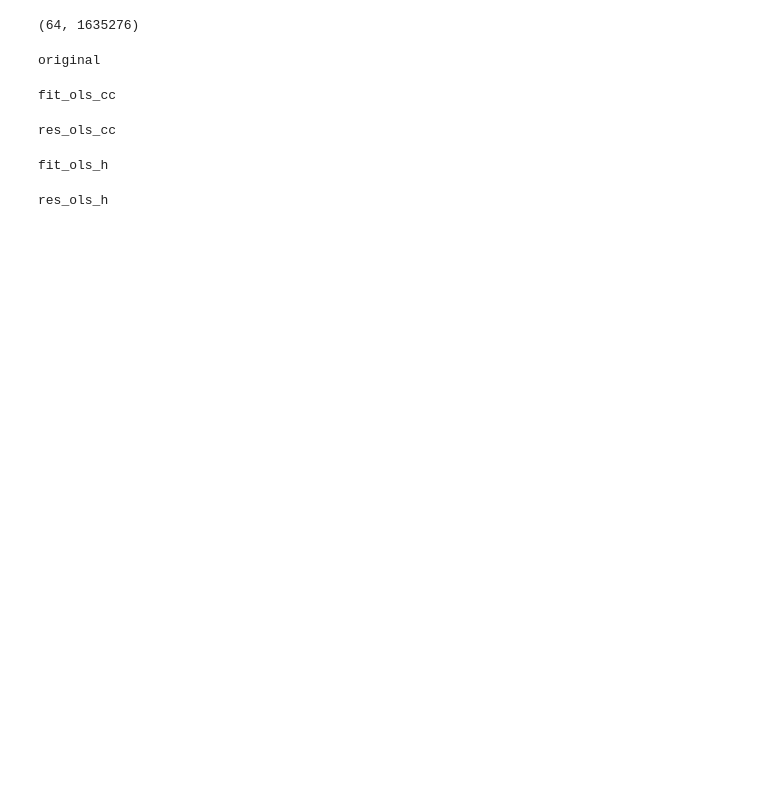
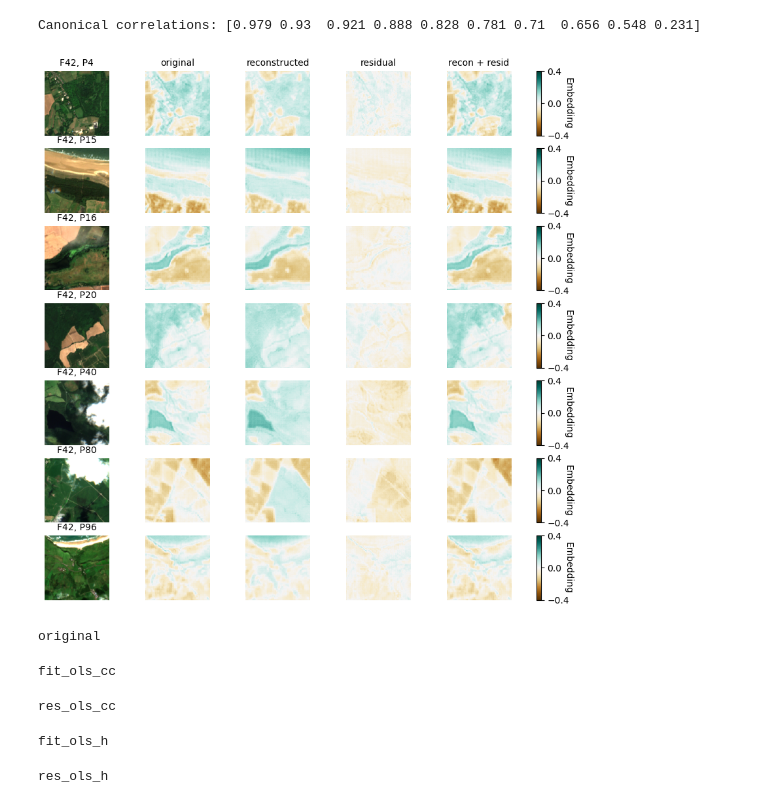
Before and after one commit to vdplasthijs/NeurEO, a Jupyter notebook: notebooks/CCA figure.ipynb, the cells around one changed output. Saved outputs shown, nothing was run; the diff lists cells and outputs as text; code cells hidden in the pictures; blank space fills up the shorter version.

```diff
--- a/notebooks/CCA figure.ipynb
+++ b/notebooks/CCA figure.ipynb
@@ -155,38 +34,11 @@ feat_hat_ols_h_img = au.unravel_features(feat_hat_ols_h, n_patches=n_patches, nx
+# %%
+(feat_hat_ols_cc_img, feat_res_ols_cc_img), (feat_hat_ols_h_img, feat_res_ols_h_img) = au.cca_and_normal_ols_from_hypotheses(features=features, hypotheses=hypotheses)
+# %% [output]
+Canonical correlations: [0.979 0.93  0.921 0.888 0.828 0.781 0.71  0.656 0.548 0.231]
 # %%
-def plot_overview_cca_reconstruction(features, X_hat_fit, X_res_fit, sentinel,
-                                     list_patch_inds=[4, 15, 16, 20, 40, 80, 96], i_f=42):
-    fig, all_ax = plt.subplots(len(list_patch_inds), 6, figsize=(10, 1.5 * len(list_patch_inds)),
-                            gridspec_kw={'width_ratios': [1, 1, 1, 1, 1, 0.05]})
-
-    for i_row, i_patch_example in enumerate(list_patch_inds):
-        ax = all_ax[i_row, :]
-        for ax_ in ax:
-            vu.naked(ax_)
-
-        ax[0].imshow(np.clip(np.swapaxes(np.swapaxes(sentinel[i_patch_example][:3], 0, 2), 0, 1), 0, 3000) / 3000)
-        ax[0].set_title(f'Sentinel RGB\nF{i_f}, P{i_patch_example}', fontsize=10)
-
-        lim = np.nanmax(np.abs(np.stack(features, axis=-1)[i_f, ...]))
-        lim = max(lim, 0.5)
-        for ii, (name, im_plot) in enumerate(zip(['original', 'reconstructed', 'residual', 'recon + resid'], [features, X_hat_fit, X_res_fit, X_hat_fit + X_res_fit])):
-            ax[ii + 1].imshow(im_plot[i_patch_example][i_f], vmin=-lim, vmax=lim, cmap='BrBG')
-            corr_with_orig_feat = np.corrcoef(im_plot[i_patch_example][i_f].flatten(), features[i_patch_example][i_f].flatten())[0, 1]
-            ax[ii + 1].set_xlabel(f'corr: {corr_with_orig_feat:.3f}', fontsize=8)
-            if i_row == 0:
-                ax[ii + 1].set_title(name, fontsize=10)
-
-        cbar = plt.colorbar(mappable=ax[1].images[0], ax=ax[1], #fraction=0.046, pad=0.04,
-                            cax=ax[5])
-        ax[5].set_ylabel('Embedding', rotation=270)
-        # ax[0].text(s='1.28 km wide', x=-20, y=128, ha='left', va='bottom',
-        #                     clip_on=False, rotation=90)
-
-
-# plot_overview_cca_reconstruction(features, feat_hat_ols_h_img, feat_res_ols_h_img, sentinel)
+vu.plot_overview_cca_reconstruction(features, feat_hat_ols_cc_img, feat_res_ols_cc_img, sentinel)
+# %% [output]
+[figure, added]
-# %%
-feat_res_ols_cc.shape
-# %% [output]
-(64, 1635276)
 # %%
 dict_dim_all, dict_expl_var_all = {}, {}
 
```
Also changed, not shown: parts of 10 cells of this notebook, 3 other files.
